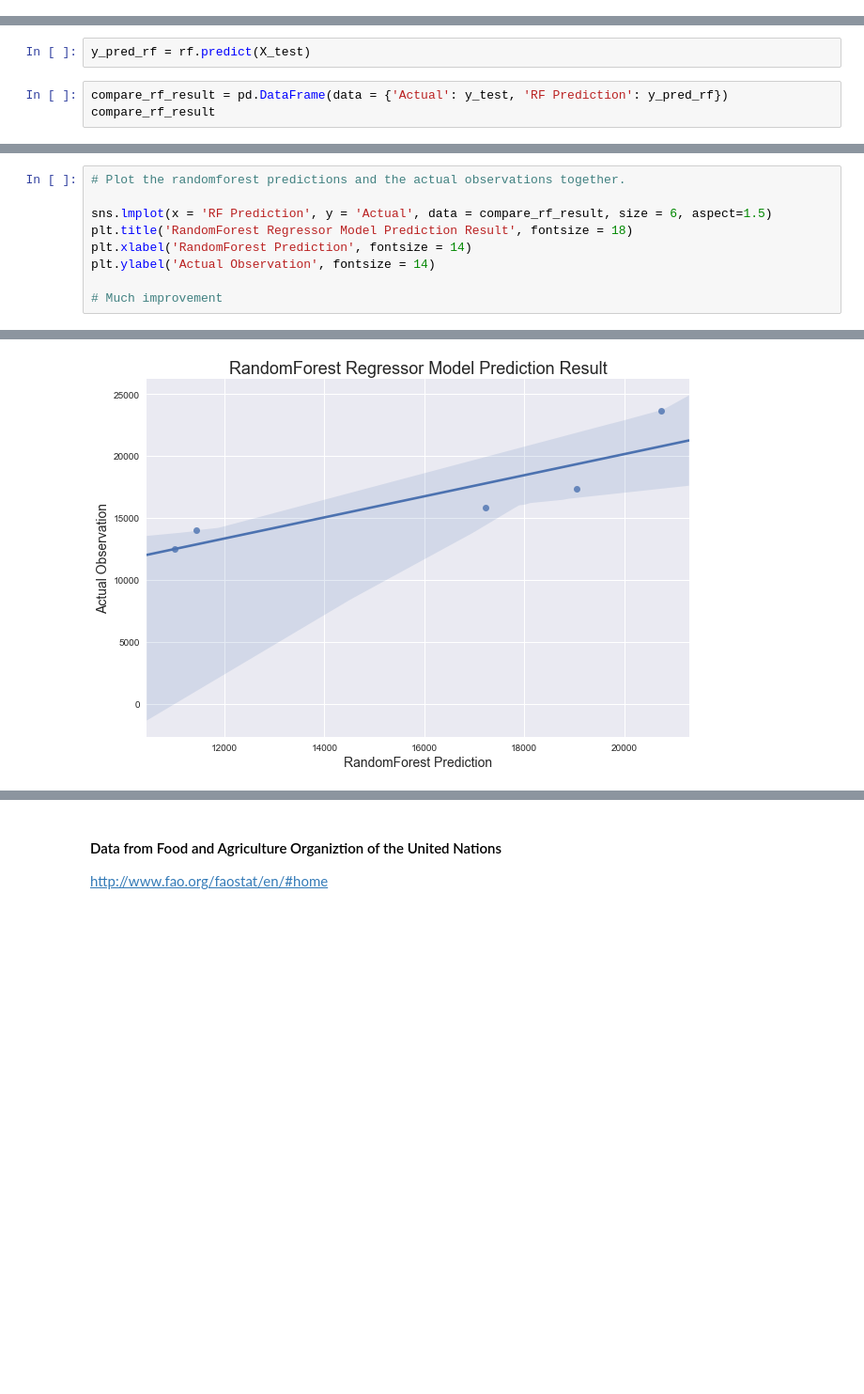
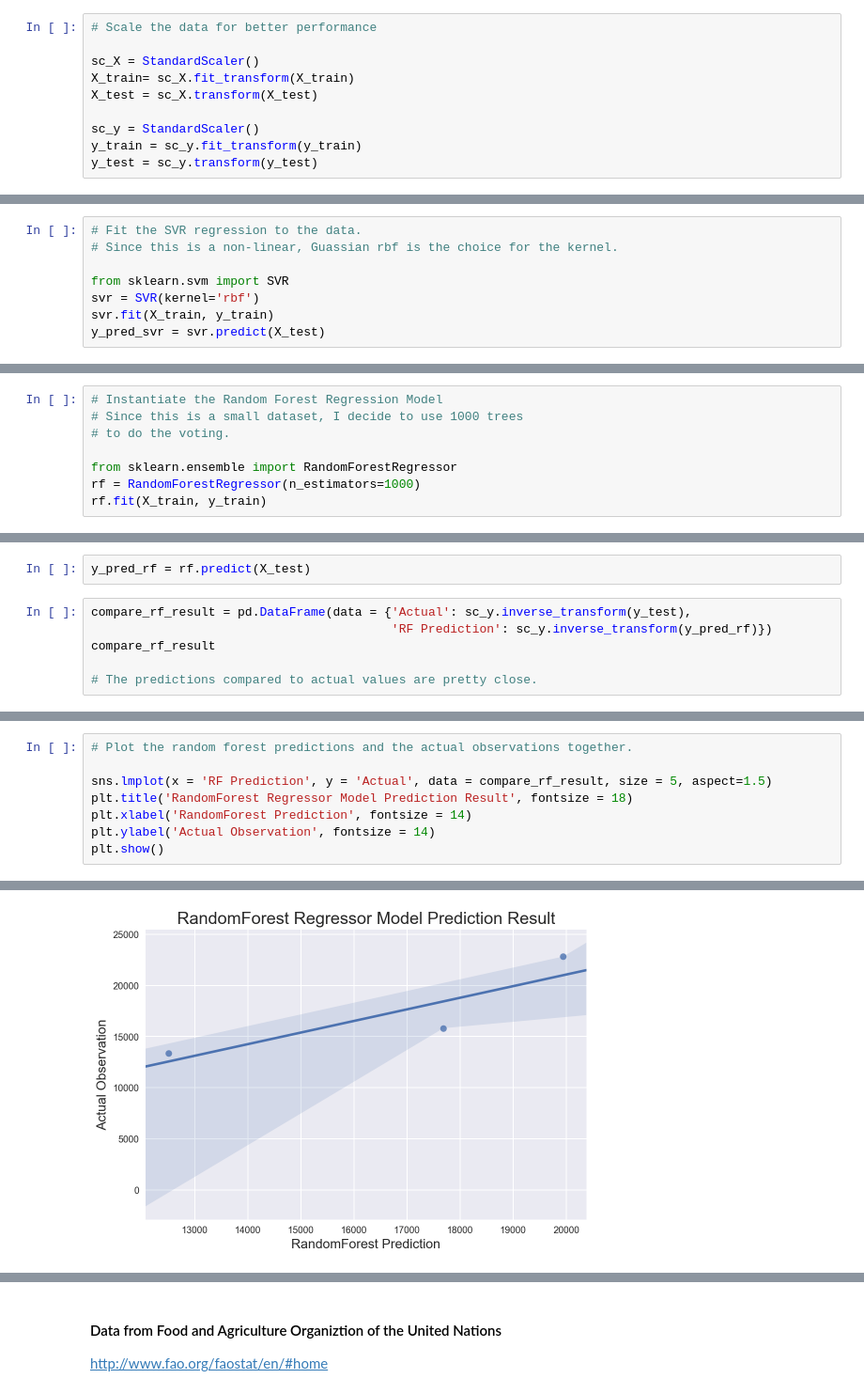
Before and after one commit to Tuatara1234/Connie-Puvvada, a Jupyter notebook: Sorghum Prediction.ipynb, the cells around one changed output, grey strips where cells are left out. Shown at 94% size. Cells and saved outputs as stored; diff of their text form; blank space fills up the shorter version.

```diff
--- a/Sorghum Prediction.ipynb
+++ b/Sorghum Prediction.ipynb
@@ -1510,0 +1437,10 @@ RandomForestRegressor(bootstrap=True, criterion='mse', max_depth=None,
+# %%
+# Scale the data for better performance
+
+sc_X = StandardScaler()
+X_train= sc_X.fit_transform(X_train)
+X_test = sc_X.transform(X_test)
+
+sc_y = StandardScaler()
+y_train = sc_y.fit_transform(y_train)
+y_test = sc_y.transform(y_test)
@@ -1510,0 +1454,8 @@ RandomForestRegressor(bootstrap=True, criterion='mse', max_depth=None,
+# %%
+# Fit the SVR regression to the data.
+# Since this is a non-linear, Guassian rbf is the choice for the kernel.
+
+from sklearn.svm import SVR
+svr = SVR(kernel='rbf')
+svr.fit(X_train, y_train)
+y_pred_svr = svr.predict(X_test)
@@ -1510,0 +1512,8 @@ RandomForestRegressor(bootstrap=True, criterion='mse', max_depth=None,
+# %%
+# Instantiate the Random Forest Regression Model
+# Since this is a small dataset, I decide to use 1000 trees
+# to do the voting.
+
+from sklearn.ensemble import RandomForestRegressor
+rf = RandomForestRegressor(n_estimators=1000)
+rf.fit(X_train, y_train)
@@ -1511,7 +1527,10 @@ RandomForestRegressor(bootstrap=True, criterion='mse', max_depth=None,
 # %%
 y_pred_rf = rf.predict(X_test)
 # %%
-compare_rf_result = pd.DataFrame(data = {'Actual': y_test, 'RF Prediction': y_pred_rf})
+compare_rf_result = pd.DataFrame(data = {'Actual': sc_y.inverse_transform(y_test),
+                                         'RF Prediction': sc_y.inverse_transform(y_pred_rf)})
 compare_rf_result
+
+# The predictions compared to actual values are pretty close.
 # %% [output]
 |  | Actual | RF Prediction |
@@ -1523,10 +1540,9 @@ compare_rf_result
 # %%
-# Plot the randomforest predictions and the actual observations together.
+# Plot the random forest predictions and the actual observations together.
 
-sns.lmplot(x = 'RF Prediction', y = 'Actual', data = compare_rf_result, size = 6, aspect=1.5)
+sns.lmplot(x = 'RF Prediction', y = 'Actual', data = compare_rf_result, size = 5, aspect=1.5)
 plt.title('RandomForest Regressor Model Prediction Result', fontsize = 18)
 plt.xlabel('RandomForest Prediction', fontsize = 14)
 plt.ylabel('Actual Observation', fontsize = 14)
-
-# Much improvement
+plt.show()
 # %% [output]
@@ -1534,4 +1549,4 @@ plt.ylabel('Actual Observation', fontsize = 14)
-[figure, old version]
+[figure, new version]
 # %%
 print 'RandomForest RMSE Score is: ', np.sqrt(metrics.mean_squared_error(y_test, y_pred_rf))
 # %% [output]
```
Also changed, not shown: parts of 179 cells of this notebook.
